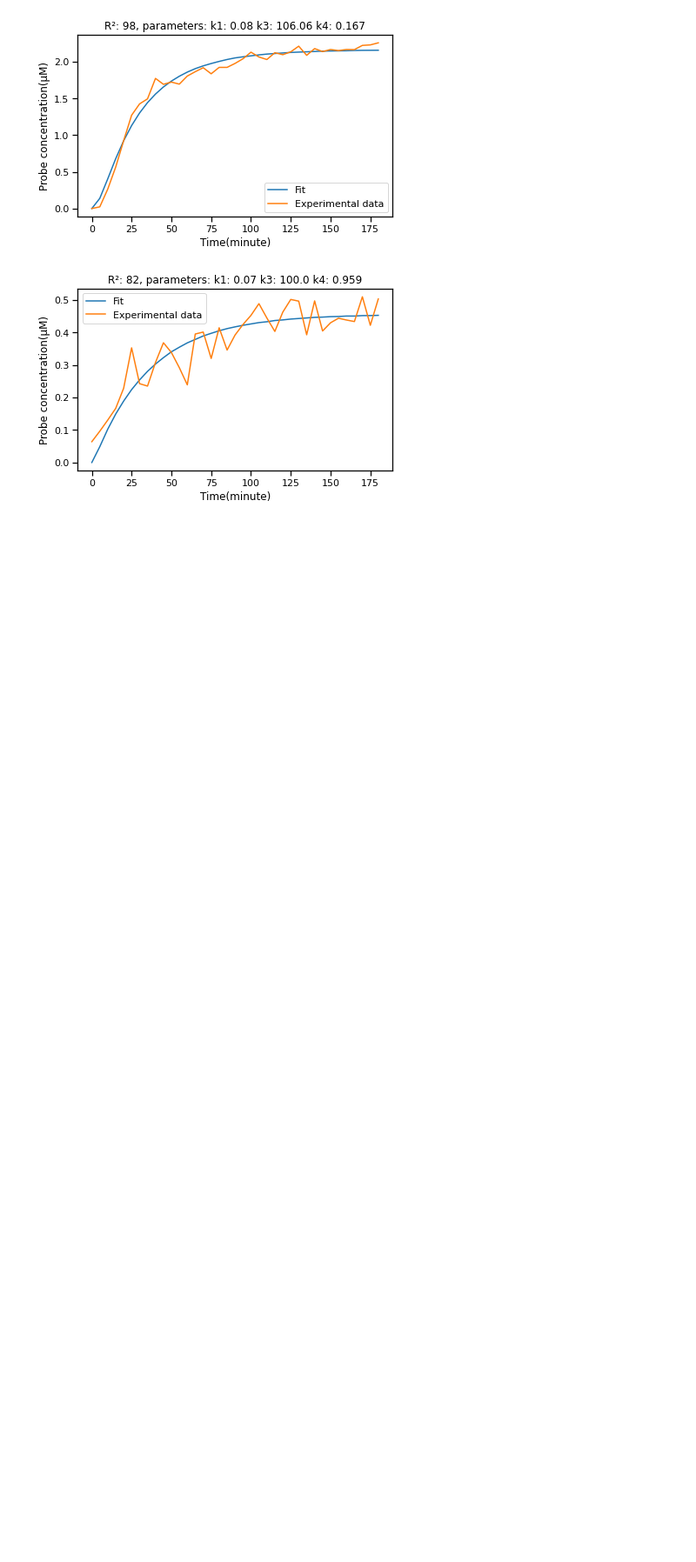
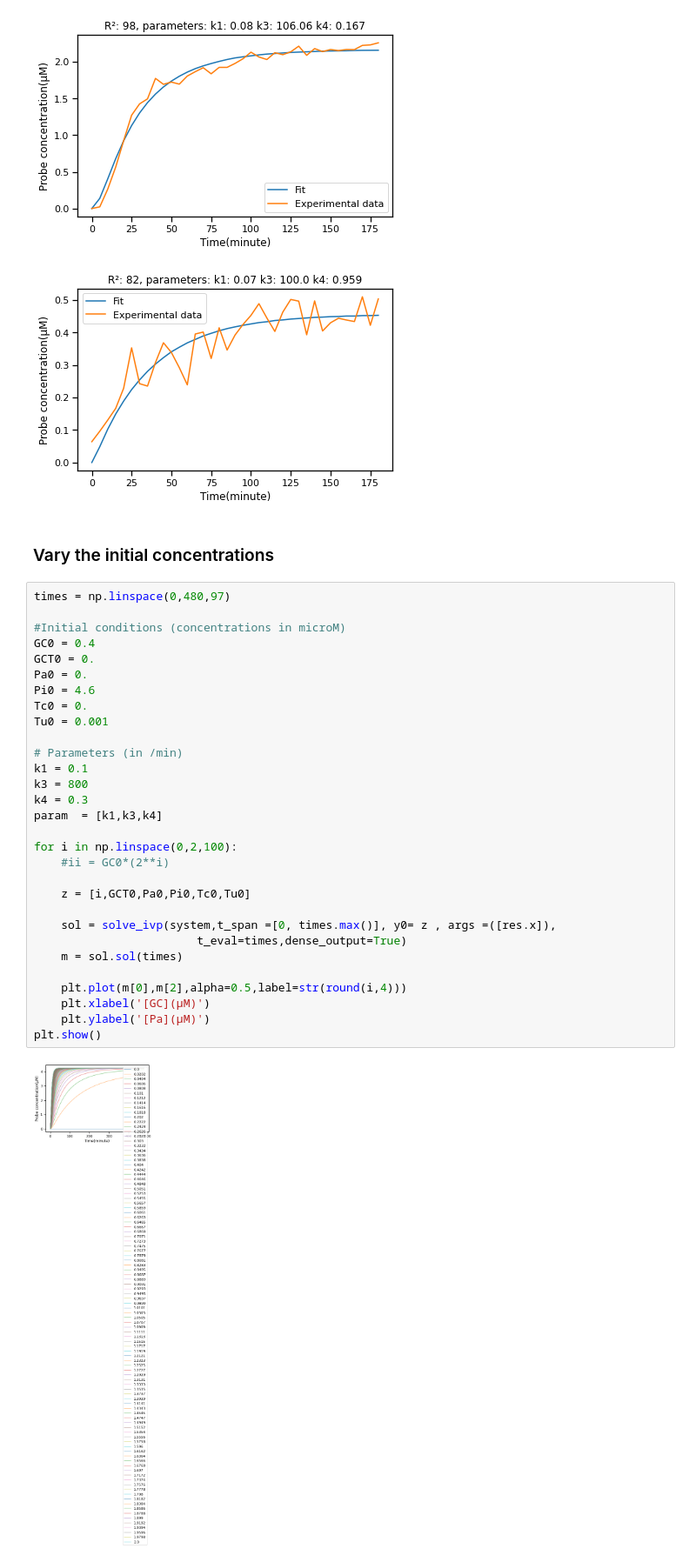
Before and after one commit to NessLfy/iGEM, a Jupyter notebook: scripts/SHERLOCK_modeling.ipynb, the cells around one changed output. Shown: that part at 87% size. Cells and saved outputs as stored; diff of their text form; blank space fills up the shorter version.

```diff
--- a/scripts/SHERLOCK_modeling.ipynb
+++ b/scripts/SHERLOCK_modeling.ipynb
@@ -470,3 +470,37 @@ for i in range(3):
 [figure]
 [figure]
 [figure]
+# %% [markdown]
+### Vary the initial concentrations
+# %%
+times = np.linspace(0,480,97)
+
+#Initial conditions (concentrations in microM)
+GC0 = 0.4
+GCT0 = 0.
+Pa0 = 0.
+Pi0 = 4.6
+Tc0 = 0.
+Tu0 = 0.001
+
+# Parameters (in /min)
+k1 = 0.1
+k3 = 800
+k4 = 0.3
+param  = [k1,k3,k4]
+
+for i in np.linspace(0,2,100):
+    #ii = GC0*(2**i)
+
+    z = [i,GCT0,Pa0,Pi0,Tc0,Tu0]
+
+    sol = solve_ivp(system,t_span =[0, times.max()], y0= z , args =([res.x]),
+                        t_eval=times,dense_output=True)
+    m = sol.sol(times)
+
+    plt.plot(m[0],m[2],alpha=0.5,label=str(round(i,4)))
+    plt.xlabel('[GC](µM)')
+    plt.ylabel('[Pa](µM)')
+plt.show()
+# %% [output]
+[figure, added]
```
Also changed, not shown: parts of 5 cells of this notebook.
